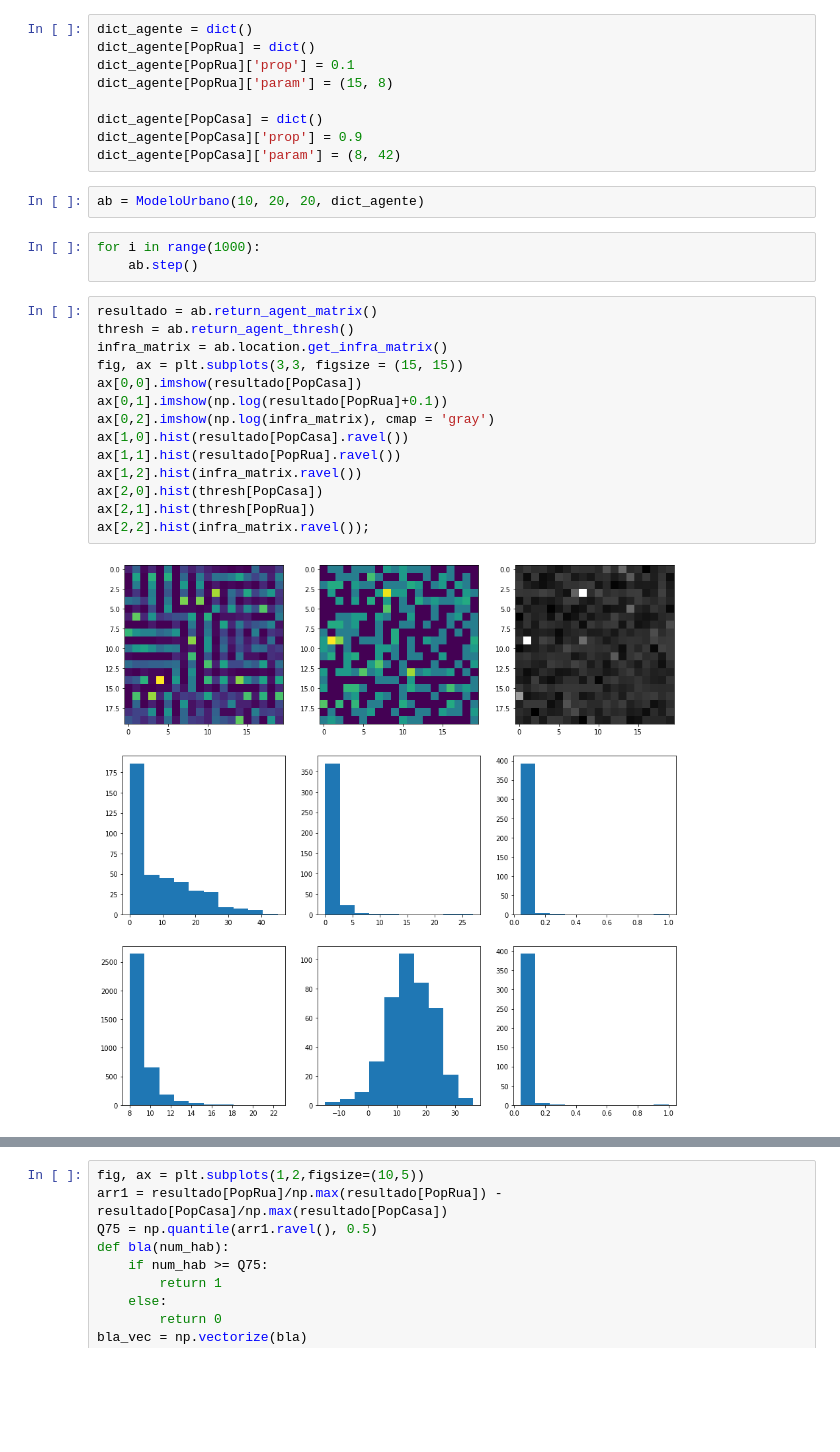
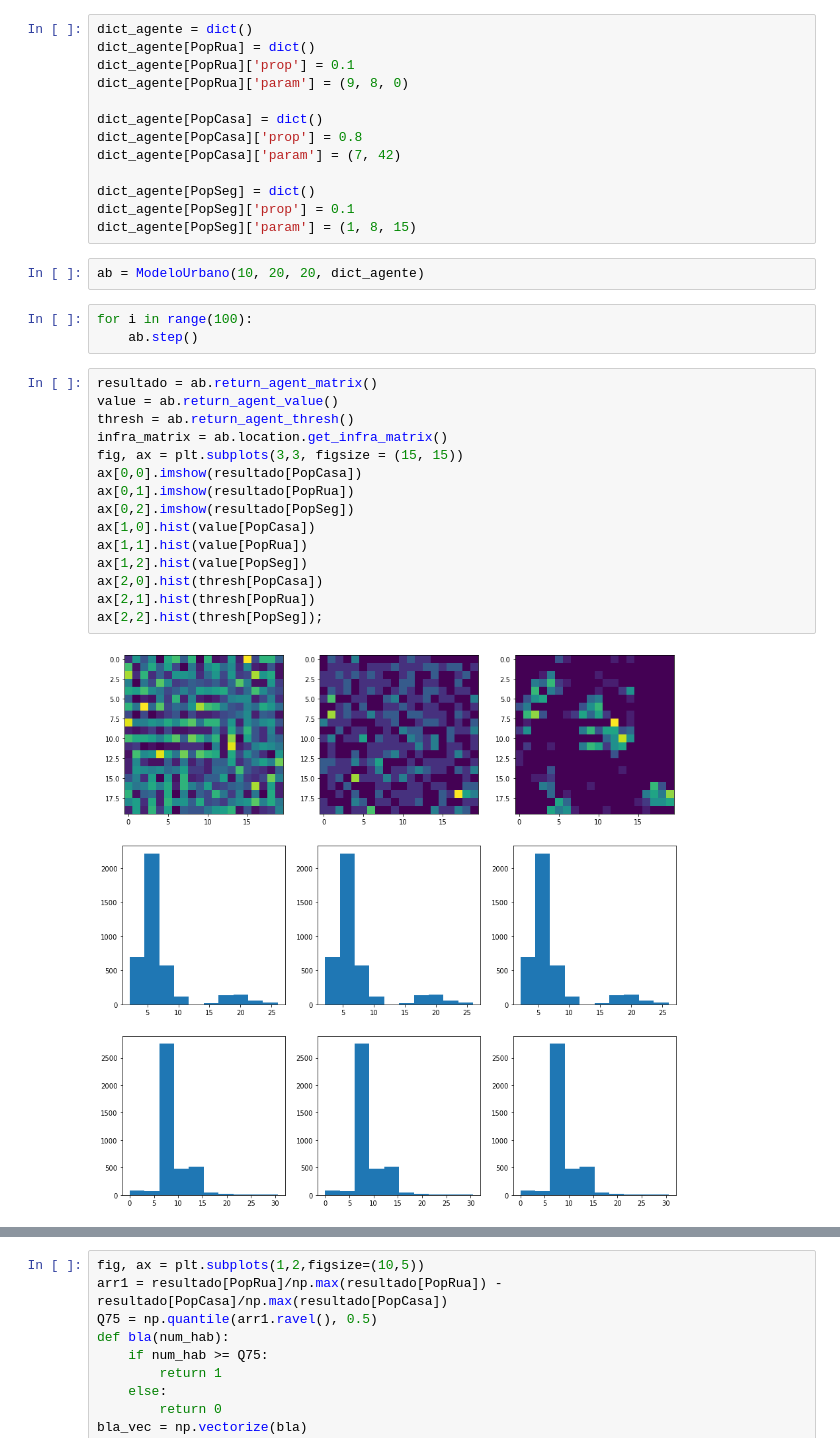
Before and after one commit to pedroteche-ih/ABM_URBANO, a Jupyter notebook: modelo.ipynb, the cells around one changed output, grey strips where cells are left out. Saved outputs shown, nothing was run; the diff lists cells and outputs as text; blank space fills up the shorter version.

```diff
--- a/modelo.ipynb
+++ b/modelo.ipynb
@@ -378,29 +420,34 @@ PESO_INFRA = 2
 dict_agente = dict()
 dict_agente[PopRua] = dict()
 dict_agente[PopRua]['prop'] = 0.1
-dict_agente[PopRua]['param'] = (15, 8)
+dict_agente[PopRua]['param'] = (9, 8, 0)
 
 dict_agente[PopCasa] = dict()
-dict_agente[PopCasa]['prop'] = 0.9
-dict_agente[PopCasa]['param'] = (8, 42)
+dict_agente[PopCasa]['prop'] = 0.8
+dict_agente[PopCasa]['param'] = (7, 42)
+
+dict_agente[PopSeg] = dict()
+dict_agente[PopSeg]['prop'] = 0.1
+dict_agente[PopSeg]['param'] = (1, 8, 15)
 # %%
 ab = ModeloUrbano(10, 20, 20, dict_agente)
 # %%
-for i in range(1000):
+for i in range(100):
     ab.step()
 # %%
 resultado = ab.return_agent_matrix()
+value = ab.return_agent_value()
 thresh = ab.return_agent_thresh()
 infra_matrix = ab.location.get_infra_matrix()
 fig, ax = plt.subplots(3,3, figsize = (15, 15))
 ax[0,0].imshow(resultado[PopCasa])
-ax[0,1].imshow(np.log(resultado[PopRua]+0.1))
-ax[0,2].imshow(np.log(infra_matrix), cmap = 'gray')
-ax[1,0].hist(resultado[PopCasa].ravel())
-ax[1,1].hist(resultado[PopRua].ravel())
-ax[1,2].hist(infra_matrix.ravel())
+ax[0,1].imshow(resultado[PopRua])
+ax[0,2].imshow(resultado[PopSeg])
+ax[1,0].hist(value[PopCasa])
+ax[1,1].hist(value[PopRua])
+ax[1,2].hist(value[PopSeg])
 ax[2,0].hist(thresh[PopCasa])
 ax[2,1].hist(thresh[PopRua])
-ax[2,2].hist(infra_matrix.ravel());
+ax[2,2].hist(thresh[PopSeg]);
 # %% [output]
-[figure, old version]
+[figure, new version]
```
Also changed, not shown: parts of 4 cells of this notebook.
